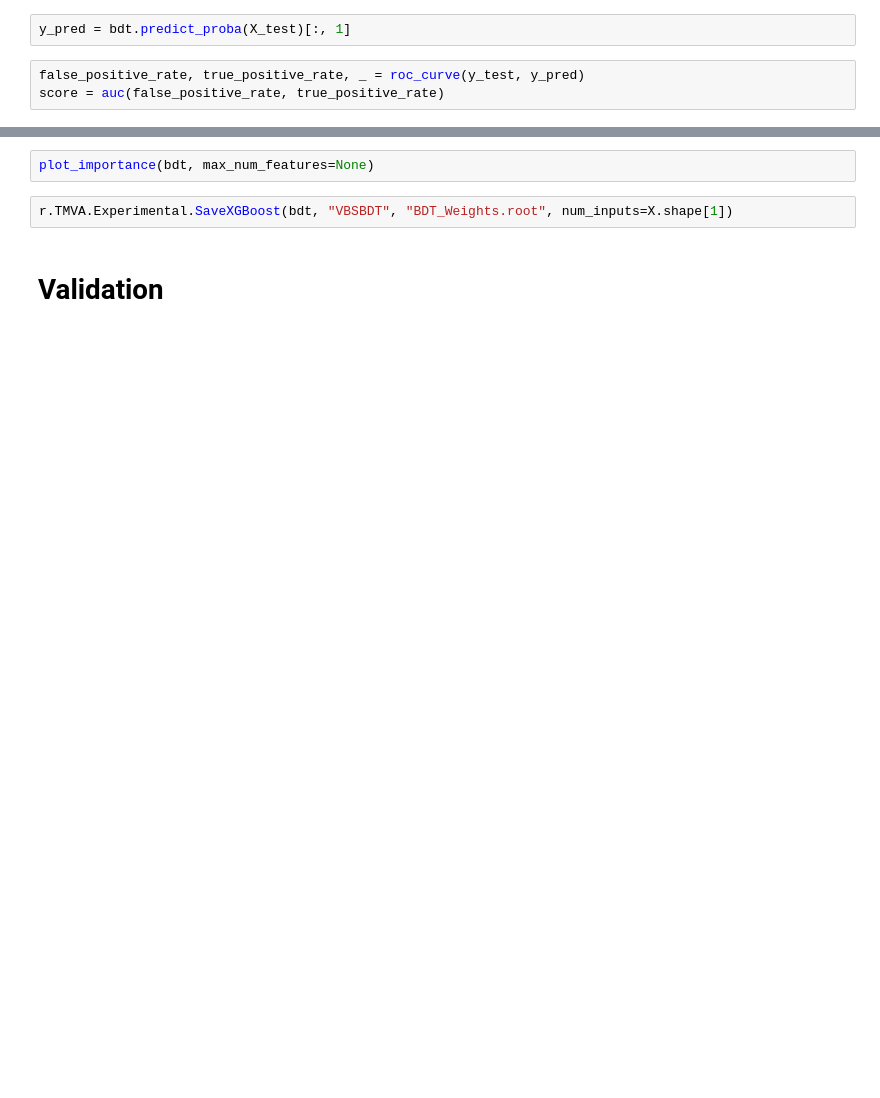
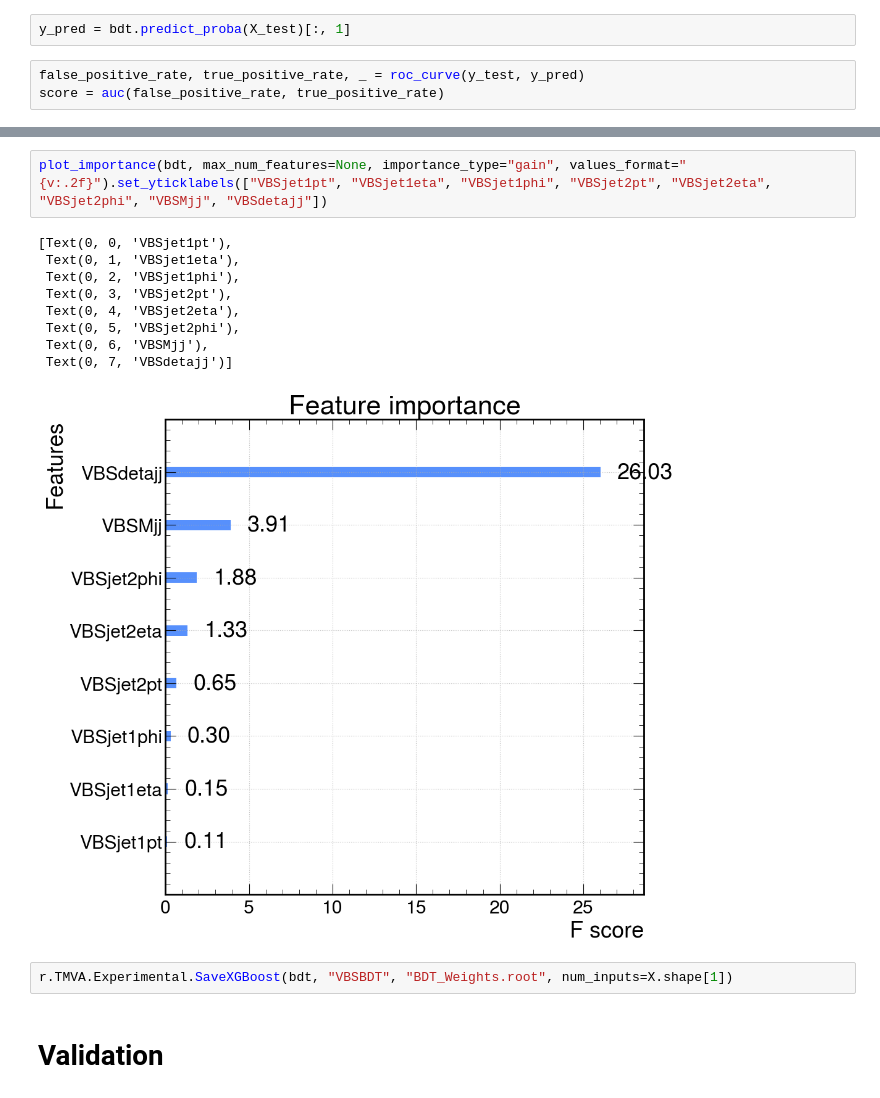
Before and after one commit to aashayarora/vbs-1lep, a Jupyter notebook: mva/training/BDT/train_bdt.ipynb, the cells around one changed output, grey strips where cells are left out. Cells and saved outputs as stored; diff of their text form; blank space fills up the shorter version.

```diff
--- a/mva/training/BDT/train_bdt.ipynb
+++ b/mva/training/BDT/train_bdt.ipynb
@@ -82,5 +112,15 @@ plt.savefig("/home/users/aaarora/public_html/vbs/plots/bdt-9-19-24/roc-curve-aft
-# %%
-plot_importance(bdt, max_num_features=None)
+# %%
+plot_importance(bdt, max_num_features=None, importance_type="gain", values_format="{v:.2f}").set_yticklabels(["VBSjet1pt", "VBSjet1eta", "VBSjet1phi", "VBSjet2pt", "VBSjet2eta", "VBSjet2phi", "VBSMjj", "VBSdetajj"])
+# %% [output]
+[Text(0, 0, 'VBSjet1pt'),
+ Text(0, 1, 'VBSjet1eta'),
+ Text(0, 2, 'VBSjet1phi'),
+ Text(0, 3, 'VBSjet2pt'),
+ Text(0, 4, 'VBSjet2eta'),
+ Text(0, 5, 'VBSjet2phi'),
+ Text(0, 6, 'VBSMjj'),
+ Text(0, 7, 'VBSdetajj')]
+[figure, added]
 # %%
 r.TMVA.Experimental.SaveXGBoost(bdt, "VBSBDT", "BDT_Weights.root", num_inputs=X.shape[1])
 # %% [markdown]
```
Also changed, not shown: parts of 7 cells of this notebook, 29 other files.
